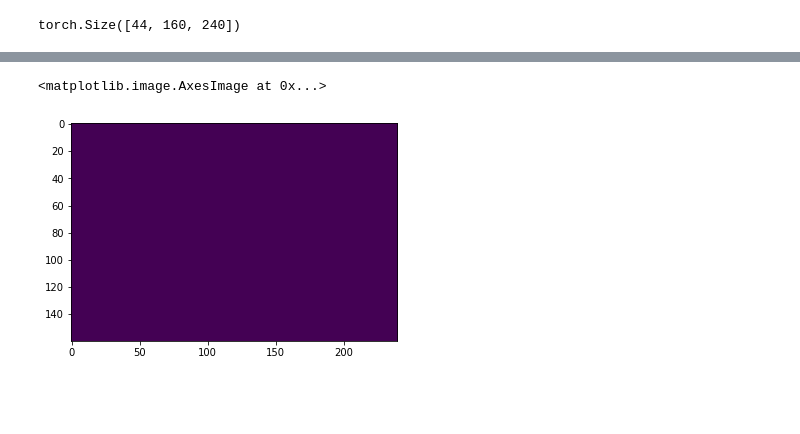
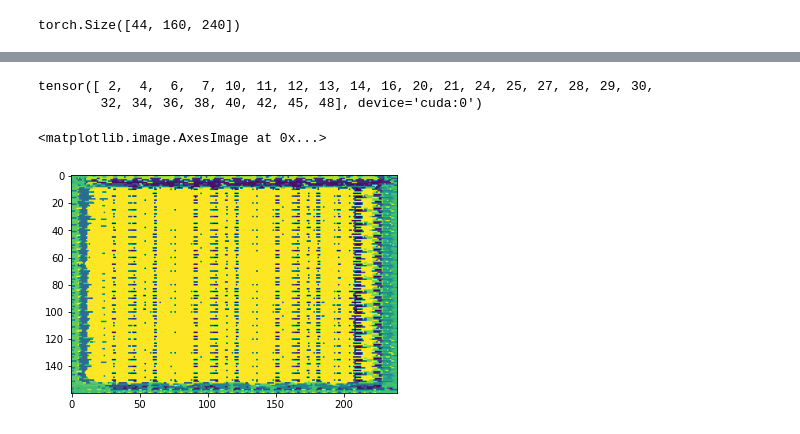
Before and after one commit to gbugli/DL_project_2023, a Jupyter notebook: temp.ipynb, the cells around one changed output, grey strips where cells are left out. Cells and saved outputs as stored; diff of their text form; code cells hidden in the pictures; blank space fills up the shorter version.

```diff
--- a/temp.ipynb
+++ b/temp.ipynb
@@ -286,7 +292,7 @@ DecoderSimple(
   (deconv4): ConvTranspose2d(64, 49, kernel_size=(4, 4), stride=(2, 2), padding=(1, 1))
 )
 # %%
-num_epochs = 10
+num_epochs = 100
 total_steps = num_epochs * len(dataloader)
 
 # should these also come from global config?
@@ -297,7 +303,7 @@ patience = 10
 # Used this approach so that we can getv back to training the loaded model from checkpoint
 epoch = 0
 # %%
-optimizer = torch.optim.AdamW(decoder_simple.parameters(), lr=0.001, weight_decay=0.05)
+optimizer = torch.optim.AdamW(decoder_simple.parameters(), lr=0.0001, weight_decay=0.05)
 scheduler = torch.optim.lr_scheduler.CosineAnnealingLR(optimizer, T_max=total_steps, eta_min=0.000001)
 # %%
 criterion = nn.CrossEntropyLoss()
@@ -318,7 +324,7 @@ while epoch < num_epochs:
         predicted_embeddings = encoder(inputs.transpose(1, 2))
 
         # Reshape predicted embeddings to (b t) (h w) m
-        predicted_embeddings = rearrange(predicted_embeddings, 'b t n m -> (b t) n m')
+        predicted_embeddings = rearrange(predicted_embeddings, 'b (t n) m -> (b t) n m', t=22)
         target_masks = rearrange(target_masks, 'b t h w -> (b t) h w')
 
         ### forward pass through decoder to get the masks
@@ -375,6 +389,6 @@ data, target, mask = data.to(device), target.to(device), mask.to(device)
 # %%
 pred = encoder(data.transpose(1, 2)[:,:,:11])
 # %%
-pred = rearrange(pred, 'b t n m -> (b t) n m')
+pred = rearrange(pred, 'b (t n) m -> (b t) n m', t=22)
 pred.shape
 # %% [output]
@@ -413,6 +427,11 @@ tensor([[[[ 3.7663,  5.3039,  5.1208,  ...,  5.2952,  5.3189,  3.8562],
        device='cuda:0', grad_fn=<UpsampleBilinear2DBackward1>)
+# %%
+torch.argmin(output, 1).unique()
+# %% [output]
+tensor([ 2,  4,  6,  7, 10, 11, 12, 13, 14, 16, 20, 21, 24, 25, 27, 28, 29, 30,
+        32, 34, 36, 38, 40, 42, 45, 48], device='cuda:0')
 # %%
-plt.imshow(torch.argmax(output, 1).cpu().detach().numpy()[0])
+plt.imshow(torch.argmin(output, 1).cpu().detach().numpy()[5])
 # %% [output]
 <matplotlib.image.AxesImage at 0x...>
-[figure, old version]
+[figure, new version]
```
Also changed, not shown: parts of 13 cells of this notebook, 1 other file.
